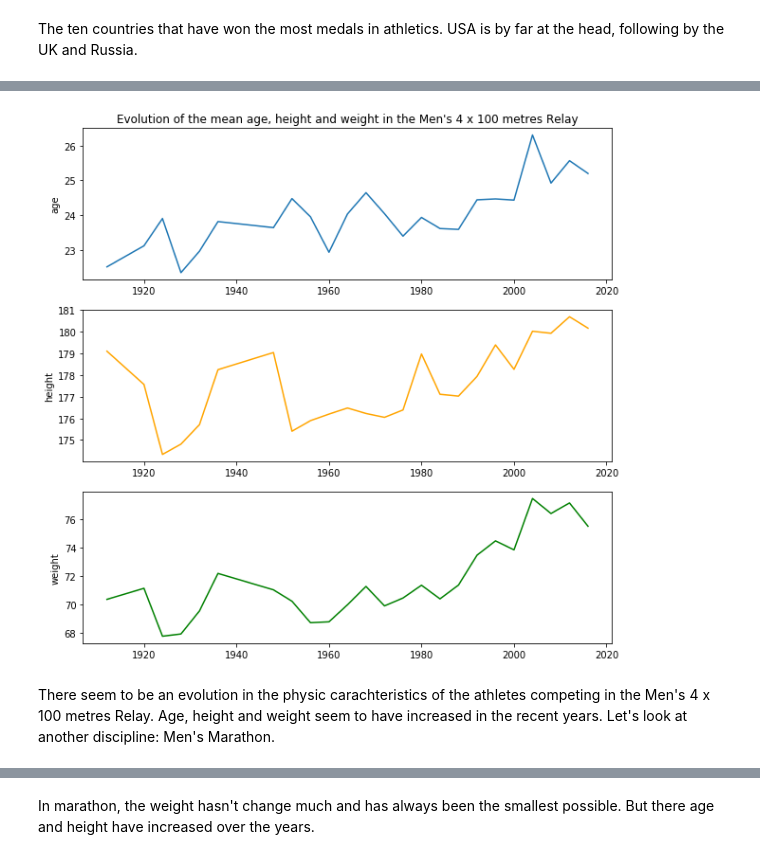
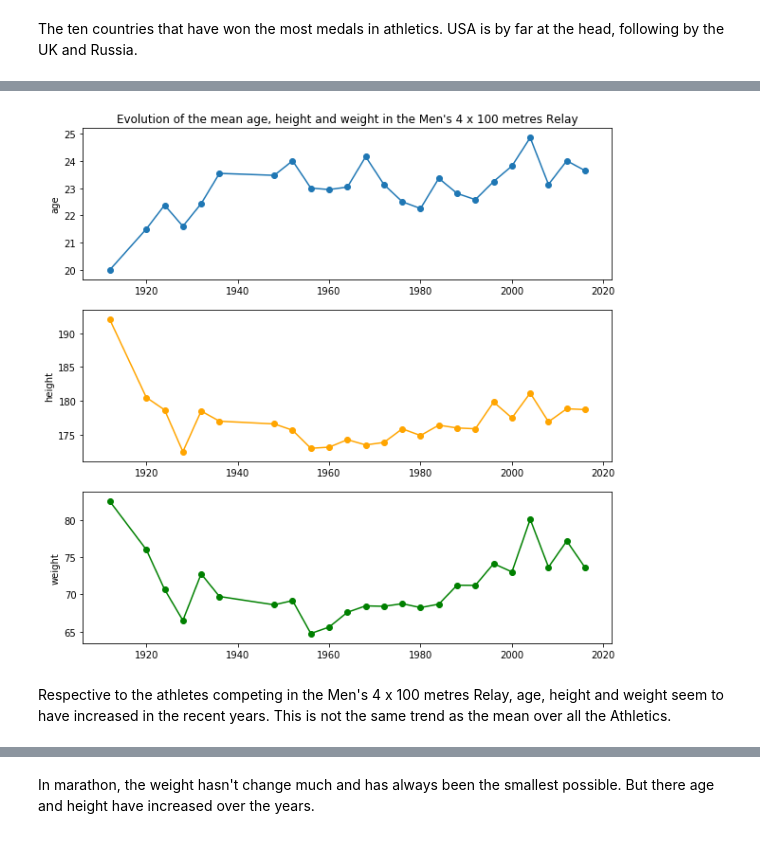
Before and after one commit to com-480-data-visualization/com-480-project-euch, a Jupyter notebook: EDA.ipynb, the cells around one changed output, grey strips where cells are left out. Saved outputs shown, nothing was run; the diff lists cells and outputs as text; code cells hidden in the pictures.

```diff
--- a/EDA.ipynb
+++ b/EDA.ipynb
@@ -309,0 +371,2 @@ The number of athletes competiting in Athletics is overall increasing, despite i
+# %%
+athletics_unique = athletics.drop_duplicates(subset='id') # we drop the duplicates of the athletes that maybe have competiting in several disciplines
@@ -310,2 +418,2 @@ The number of athletes competiting in Athletics is overall increasing, despite i
 # %%
-athletics_physic_relay = athletics[athletics.event == "Athletics Men's 4 x 100 metres Relay"].groupby('year')[['age', 'height', 'weight']].mean()
+athletics_physic_relay = athleticsathletics[athletics_unique.event == "Athletics Men's 4 x 100 metres Relay"].groupby('year')[['age', 'height', 'weight']].mean()
@@ -322,27 +420,36 @@ athletics_physic_relay.head()
 # %%
 fig = plt.figure(figsize=(10,10))
 
 ax = plt.subplot(311)
+
 athletics_physic_relay.age.plot.line()
+ax.scatter(x=athletics_physic_relay.index, y=athletics_physic_relay.age.values)
+
 ax.set_ylabel('age')
 ax.set_xlabel('')
 ax.set_title("Evolution of the mean age, height and weight in the Men's 4 x 100 metres Relay")
 
 ax2 = plt.subplot(312)
+
 athletics_physic_relay.height.plot.line(color='orange')
+ax2.scatter(x=athletics_physic_relay.index, y=athletics_physic_relay.height.values, color='orange')
+
 ax2.set_ylabel('height')
 ax2.set_xlabel('')
 
 ax3 = plt.subplot(313)
+
 athletics_physic_relay.weight.plot.line(color='green')
+ax3.scatter(x=athletics_physic_relay.index, y=athletics_physic_relay.weight.values, color='green')
+
 ax3.set_ylabel('weight')
 ax3.set_xlabel('')
 
 plt.show()
 # %% [output]
-[figure, old version]
+[figure, new version]
 # %% [markdown]
-There seem to be an evolution in the physic carachteristics of the athletes competing in the Men's 4 x 100 metres Relay. Age, height and weight seem to have increased in the recent years. Let's look at another discipline: Men's Marathon.
+Respective to the athletes competing in the Men's 4 x 100 metres Relay, age, height and weight seem to have increased in the recent years. This is not the same trend as the mean over all the Athletics.
 # %%
 athletics_physic_mara = athletics[athletics.event == "Athletics Men's Marathon"].groupby('year')[['age', 'height', 'weight']].mean()
 # %%
```
Also changed, not shown: parts of 30 cells of this notebook.
